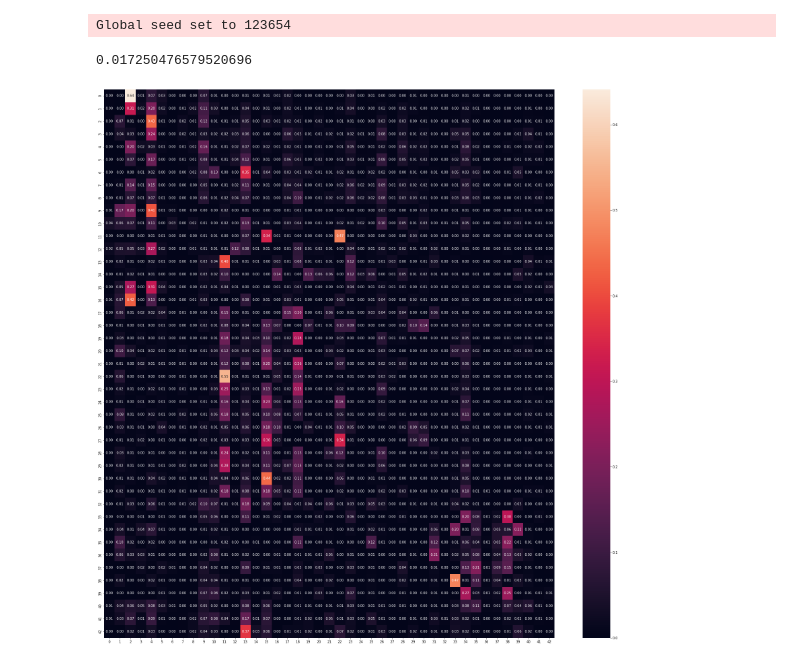
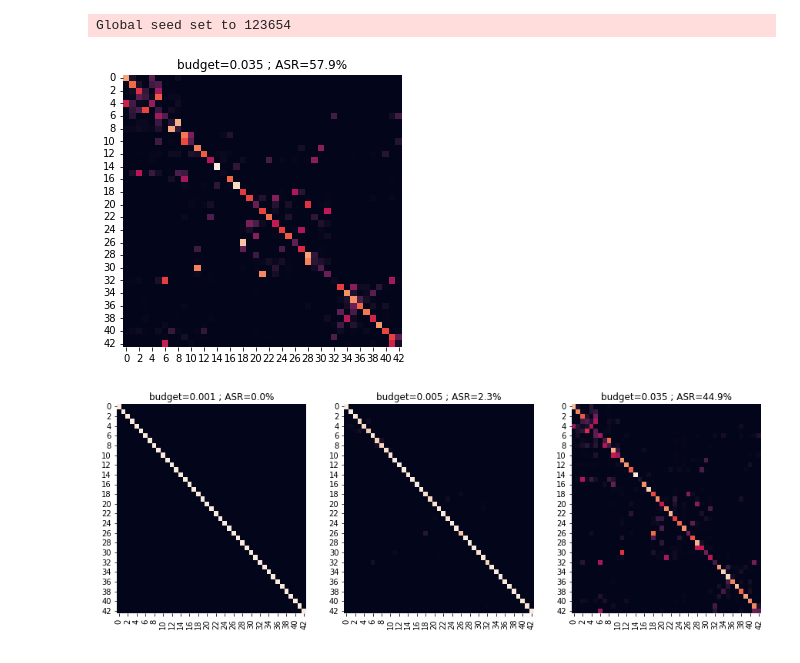
Before and after one commit to ofirbartal100/omg_attack, a Jupyter notebook: confusion_matrix.ipynb, the cells around one changed output. Saved outputs shown, nothing was run; the diff lists cells and outputs as text; code cells hidden in the pictures.

Commit message:
confusion matrix and mnist budget

```diff
--- a/confusion_matrix.ipynb
+++ b/confusion_matrix.ipynb
@@ -17,7 +17,7 @@ import pandas as pd
 conf_yaml = '/workspace/dabs/conf/traffic.yaml'
 conf_dataset_yaml = '/workspace/dabs/conf/dataset/traffic_sign_small.yaml'
 conf_model_yaml = '/workspace/dabs/conf/model/traffic_model.yaml'
-ckpt = '/workspace/dabs/exp/models/traffic_budget_budget=0.035/model.ckpt'
+ckpt = '/workspace/dabs/exp/models/traffic_budget_budget=0.001/model.ckpt'
 systemClass = viewmaker_original.TrafficViewMaker
 batch_size = 32
 # %%
@@ -90,7 +90,7 @@ threat_model  = system.model.traffic_model
 # from torchvision import datasets, transforms
 # from gtsrb_pytorch.data import *
 # loader = val_loader = torch.utils.data.DataLoader(datasets.ImageFolder('/workspace/gtsrb_pytorch/data/val_images',transform=data_transforms), batch_size=32, shuffle=False, num_workers=4, pin_memory=True)
-# MEAN,STD = np.array([0.3337, 0.3064, 0.3171],dtype=np.float32), np.array([ 0.2672, 0.2564, 0.2629],dtype=np.float32)
+MEAN,STD = np.array([0.3337, 0.3064, 0.3171],dtype=np.float32), np.array([ 0.2672, 0.2564, 0.2629],dtype=np.float32)
 class_names = [str(i) for i in range(43)] # map between label index and class name
 # %%
 pl.seed_everything(123654)
@@ -126,7 +146,3 @@ df_dict['adv_pred'] = torch.vstack(df_dict['adv_pred']).squeeze().numpy()
 df = pd.DataFrame.from_dict(df_dict)
 # %% [output]
 Global seed set to 123654
-# %%
-(df['pred'] == df['adv_pred']).mean()
-# %% [output]
-0.017250476579520696
@@ -133,12 +154,3 @@ Global seed set to 123654
 # %%
 from sklearn.metrics import confusion_matrix
 cf_matrix = confusion_matrix(df['pred'], df['adv_pred'], normalize='true')
-
-import seaborn as sns
-import matplotlib.pyplot as plt
-
-plt.figure(figsize=(30,30))
-sns.heatmap(cf_matrix, annot=True, fmt='.2f')
-plt.show()
-# %% [output]
-[figure, removed]
@@ -144,0 +161,24 @@ plt.show()
+# %%
+
+import seaborn as sns
+import matplotlib.pyplot as plt
+
+plt.figure(figsize=(5,5))
+# sns.heatmap(cf_matrix, annot=True, fmt='.2f')
+sns.heatmap(cf_matrix,cbar=False)#, annot=True, fmt='.2f')
+plt.title(f'budget=0.035 ; ASR={(1-acc)*100:.1f}%')
+plt.show()
+# %% [output]
+[figure, added]
+# %%
+fig,ax = plt.subplots(1,3,figsize=(15,5))
+# sns.heatmap(cf_matrix, annot=True, fmt='.2f')
+sns.heatmap(cf_matrix_0_001,cbar=False,ax=ax[0])#, annot=True, fmt='.2f')
+ax[0].set_title(f'budget=0.001 ; ASR={(1-adv_acc_0_001)*100:.1f}%')
+sns.heatmap(cf_matrix_0_005,cbar=False,ax=ax[1])#, annot=True, fmt='.2f')
+ax[1].set_title(f'budget=0.005 ; ASR={(1-adv_acc_0_005)*100:.1f}%')
+sns.heatmap(cf_matrix_0_035,cbar=False,ax=ax[2])#, annot=True, fmt='.2f')
+ax[2].set_title(f'budget=0.035 ; ASR={(1-adv_acc_0_035)*100:.1f}%')
+plt.show()
+# %% [output]
+[figure, added]
```
Also changed, not shown: parts of 4 cells of this notebook, 6 other files.
